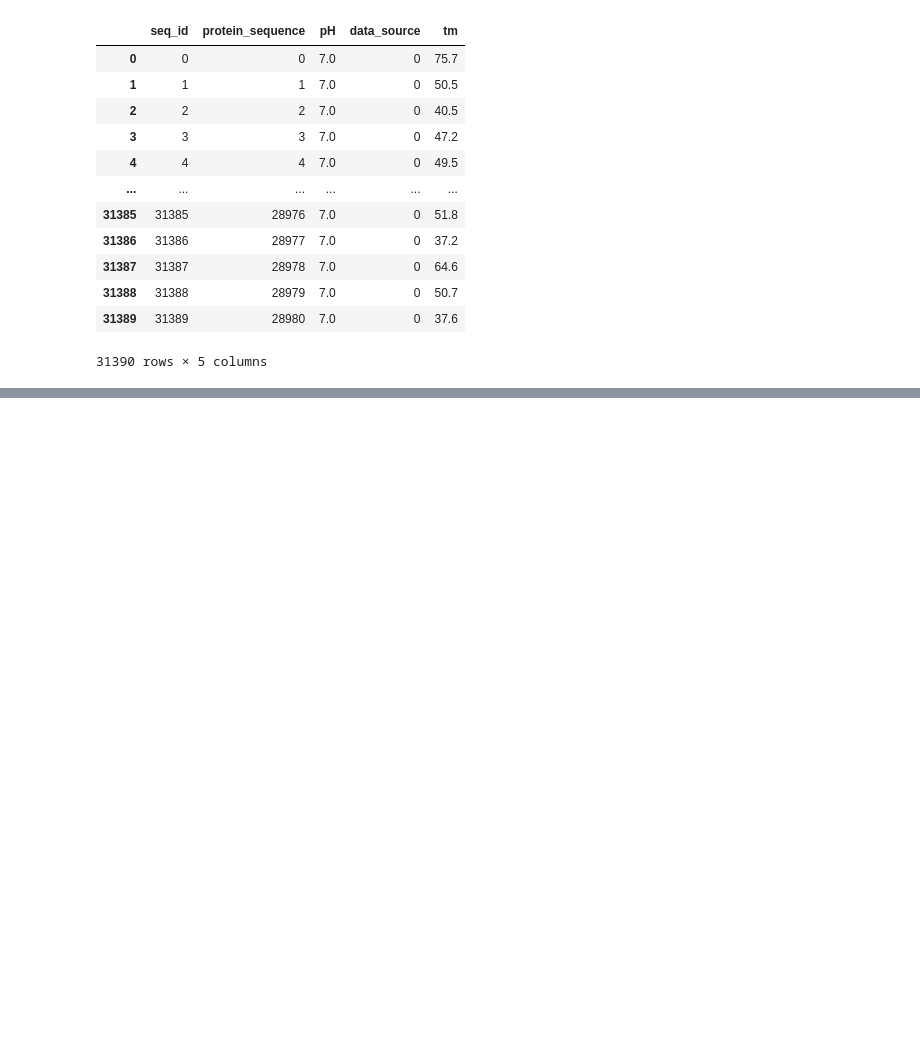
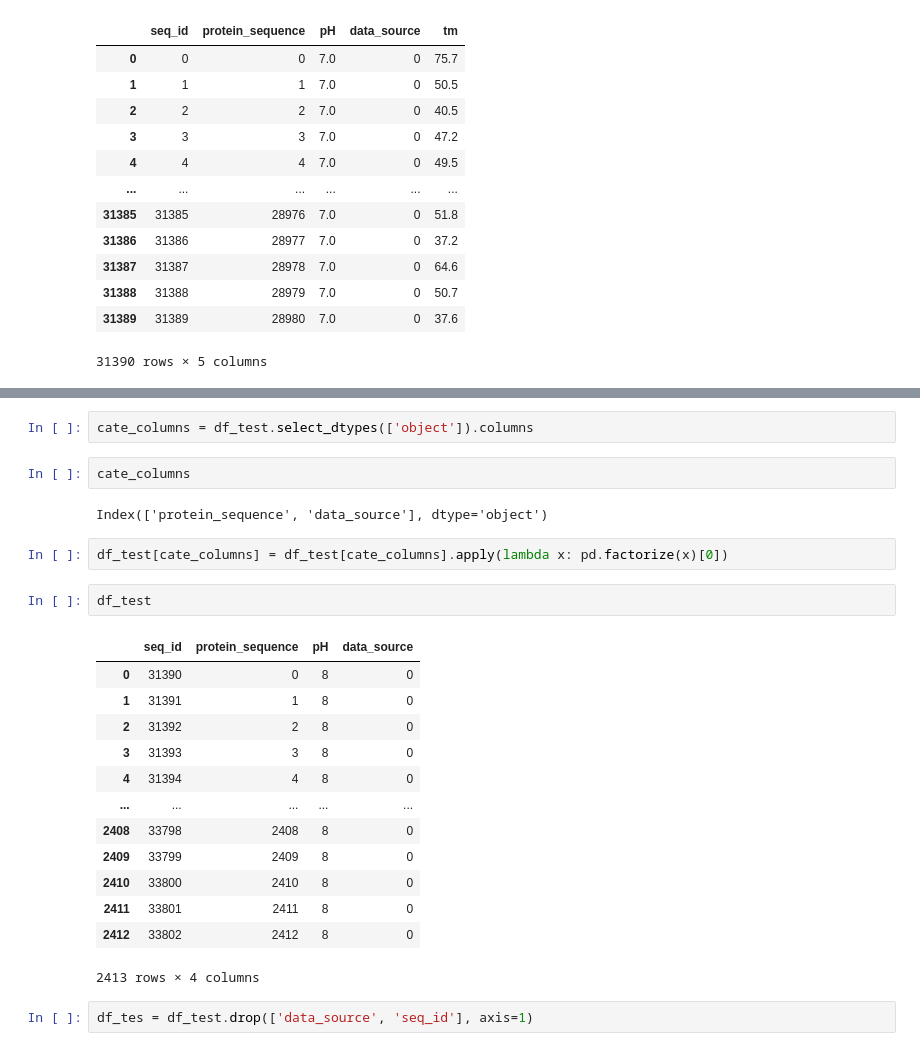
Before and after one commit to mohmaed7777/Novozymes-Enzyme-Stability-Prediction, a Jupyter notebook: novozyme_xgboost.ipynb, the cells around one changed output, grey strips where cells are left out. Cells and saved outputs as stored; diff of their text form; blank space fills up the shorter version.

```diff
--- a/novozyme_xgboost.ipynb
+++ b/novozyme_xgboost.ipynb
@@ -245,0 +264,26 @@ df_train
+# %%
+cate_columns = df_test.select_dtypes(['object']).columns
+# %%
+cate_columns
+# %% [output]
+Index(['protein_sequence', 'data_source'], dtype='object')
+# %%
+df_test[cate_columns] = df_test[cate_columns].apply(lambda x: pd.factorize(x)[0])
+# %%
+df_test
+# %% [output]
+|  | seq_id | protein_sequence | pH | data_source |
+| 0 | 31390 | 0 | 8 | 0 |
+| 1 | 31391 | 1 | 8 | 0 |
+| 2 | 31392 | 2 | 8 | 0 |
+| 3 | 31393 | 3 | 8 | 0 |
+| 4 | 31394 | 4 | 8 | 0 |
+| ... | ... | ... | ... | ... |
+| 2408 | 33798 | 2408 | 8 | 0 |
+| 2409 | 33799 | 2409 | 8 | 0 |
+| 2410 | 33800 | 2410 | 8 | 0 |
+| 2411 | 33801 | 2411 | 8 | 0 |
+| 2412 | 33802 | 2412 | 8 | 0 |
+2413 rows × 4 columns
+# %%
+df_tes = df_test.drop(['data_source', 'seq_id'], axis=1)
```
Also changed, not shown: parts of 22 cells of this notebook.
